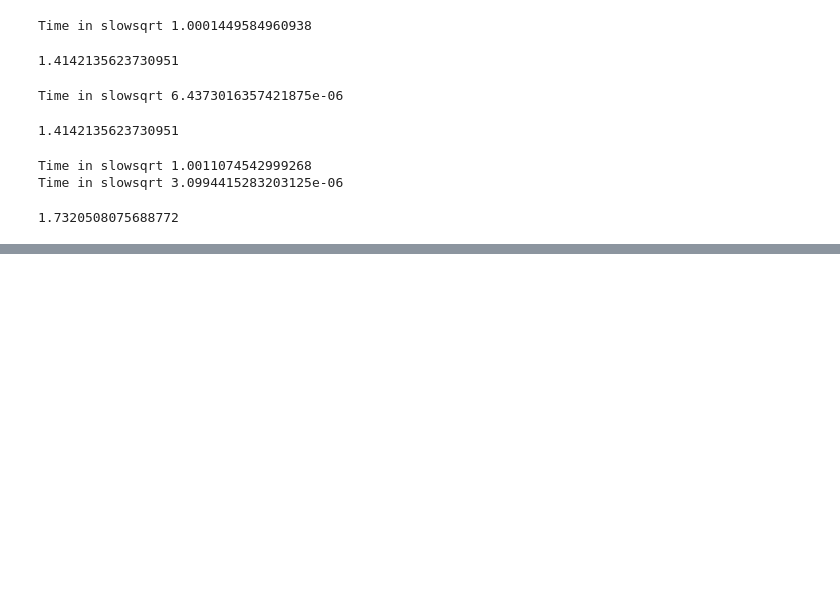
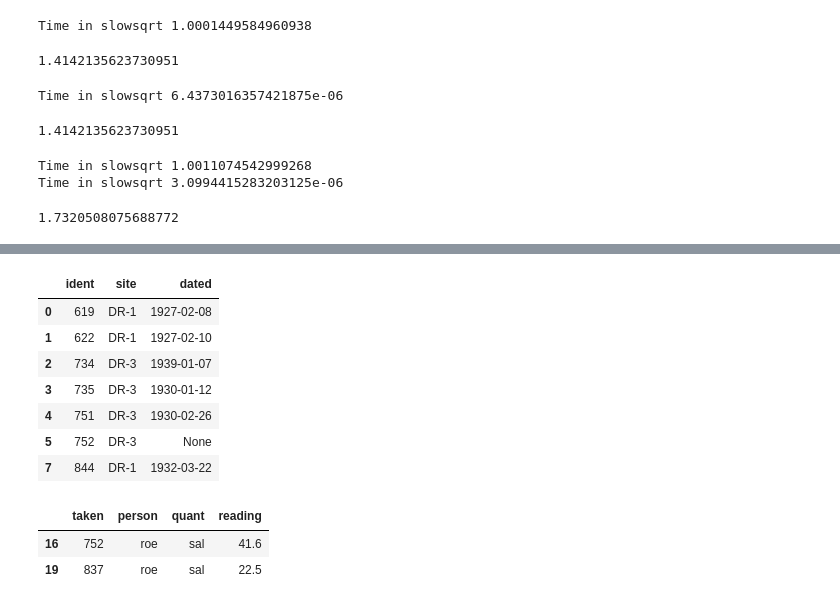
Before and after one commit to bb3110/comppy21, a Jupyter notebook: comppy-notes.ipynb, the cells around one changed output, grey strips where cells are left out. Saved outputs shown, nothing was run; the diff lists cells and outputs as text; code cells hidden in the pictures; blank space fills up the shorter version.

```diff
--- a/comppy-notes.ipynb
+++ b/comppy-notes.ipynb
@@ -1157,0 +1252,17 @@ Time in slowsqrt 3.0994415283203125e-06
+# %%
+visited[visited['site'].str.startswith('DR-')]
+# %% [output]
+|  | ident | site | dated |
+| 0 | 619 | DR-1 | 1927-02-08 |
+| 1 | 622 | DR-1 | 1927-02-10 |
+| 2 | 734 | DR-3 | 1939-01-07 |
+| 3 | 735 | DR-3 | 1930-01-12 |
+| 4 | 751 | DR-3 | 1930-02-26 |
+| 5 | 752 | DR-3 | None |
+| 7 | 844 | DR-1 | 1932-03-22 |
+# %%
+survey[(survey['quant'] == 'sal')  & (survey['reading'] > 1)]
+# %% [output]
+|  | taken | person | quant | reading |
+| 16 | 752 | roe | sal | 41.6 |
+| 19 | 837 | roe | sal | 22.5 |
```
Also changed, not shown: parts of 40 cells of this notebook.
